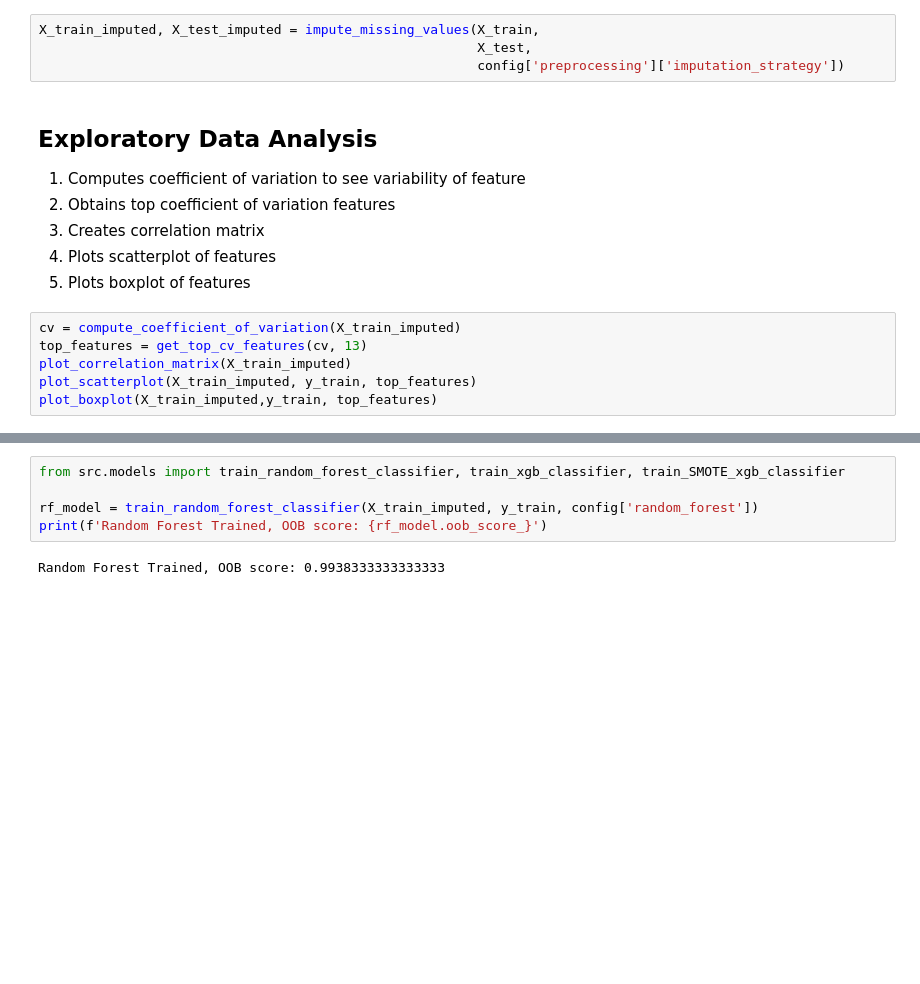
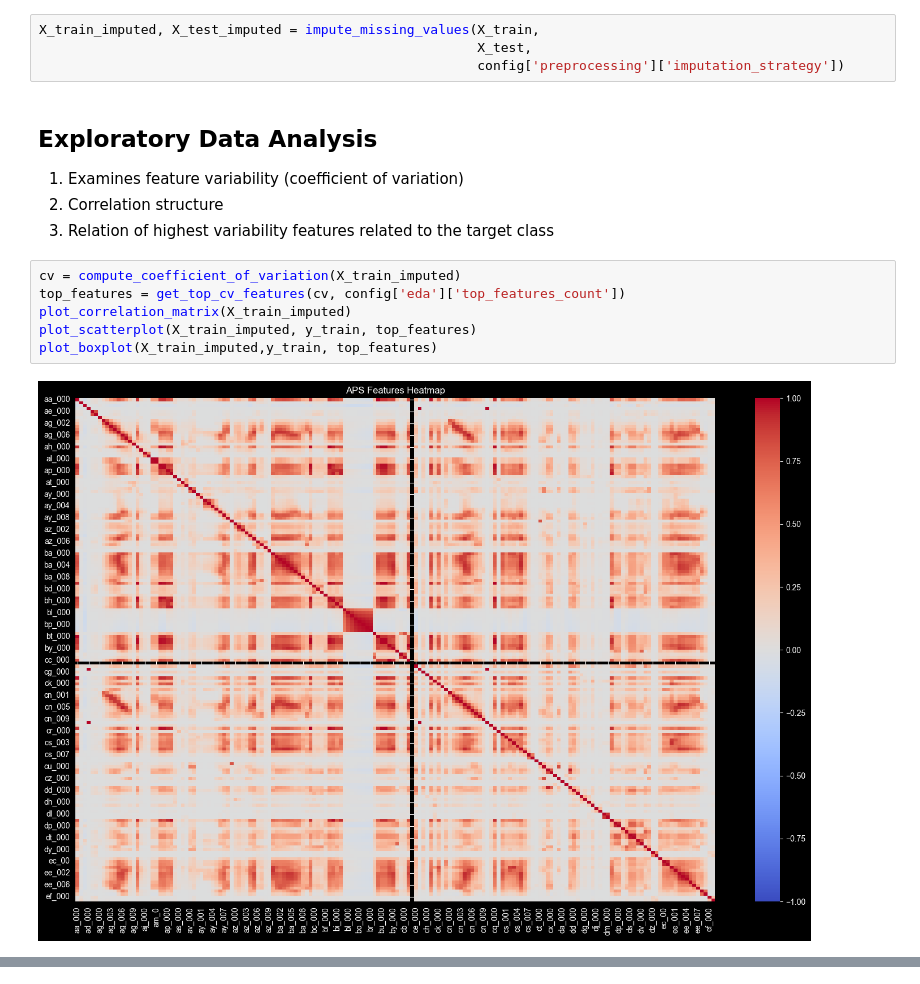
Before and after one commit to dennisdang5/aps-failure-prediction, a Jupyter notebook: notebooks/pipeline.ipynb, the cells around one changed output, grey strips where cells are left out. Cells and saved outputs as stored; diff of their text form; blank space fills up the shorter version.

```diff
--- a/notebooks/pipeline.ipynb
+++ b/notebooks/pipeline.ipynb
@@ -62,14 +67,14 @@ X_train_imputed, X_test_imputed = impute_missing_values(X_train,
                                                         config['preprocessing']['imputation_strategy'])
 # %% [markdown]
 ## Exploratory Data Analysis
-1. Computes coefficient of variation to see variability of feature
-2. Obtains top coefficient of variation features
-3. Creates correlation matrix
-4. Plots scatterplot of features
-5. Plots boxplot of features
+1. Examines feature variability (coefficient of variation)
+2. Correlation structure
+3. Relation of highest variability features related to the target class
 # %%
 cv = compute_coefficient_of_variation(X_train_imputed)
-top_features = get_top_cv_features(cv, 13)
+top_features = get_top_cv_features(cv, config['eda']['top_features_count'])
 plot_correlation_matrix(X_train_imputed)
 plot_scatterplot(X_train_imputed, y_train, top_features)
 plot_boxplot(X_train_imputed,y_train, top_features)
+# %% [output]
+[figure, added]
@@ -76,7 +82,0 @@ plot_boxplot(X_train_imputed,y_train, top_features)
-# %%
-from src.models import train_random_forest_classifier, train_xgb_classifier, train_SMOTE_xgb_classifier
-
-rf_model = train_random_forest_classifier(X_train_imputed, y_train, config['random_forest'])
-print(f'Random Forest Trained, OOB score: {rf_model.oob_score_}')
-# %% [output]
-Random Forest Trained, OOB score: 0.9938333333333333
```
Also changed, not shown: parts of 16 cells of this notebook, 1 other file.
